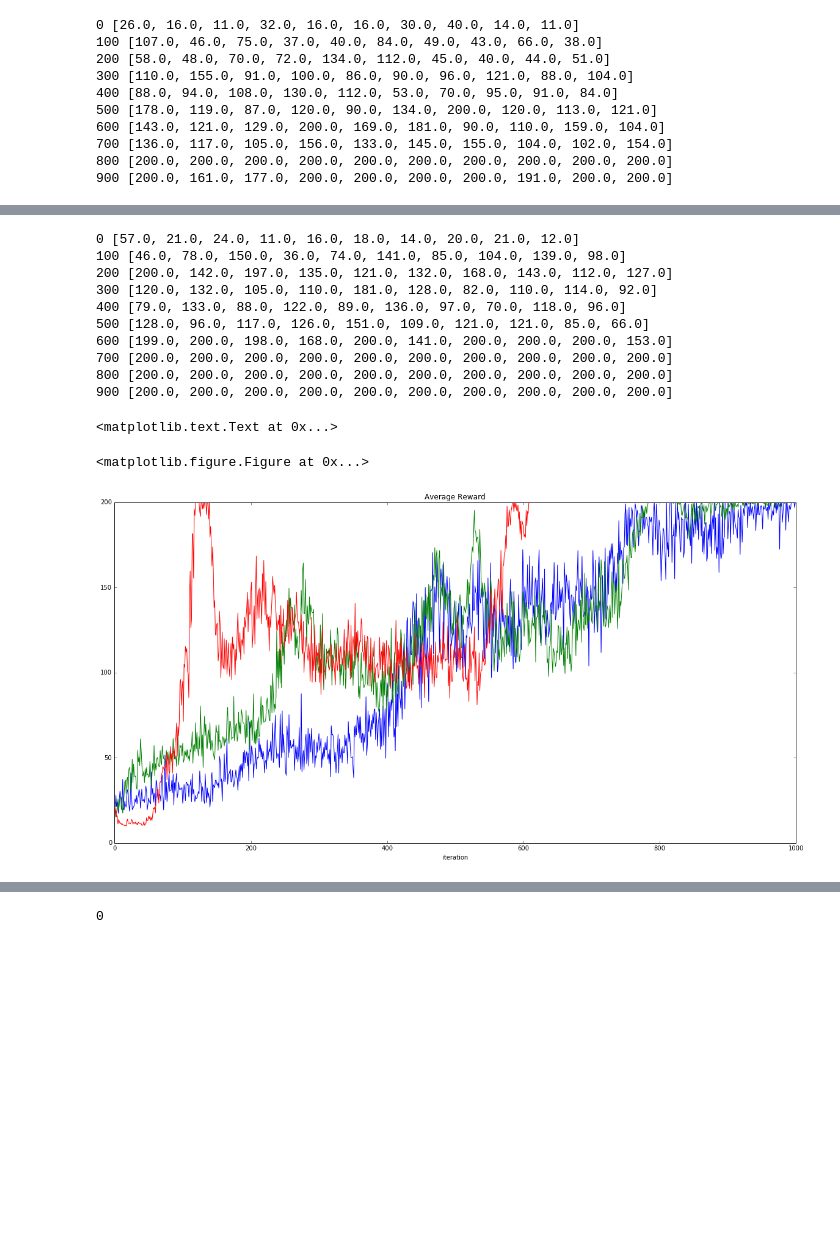
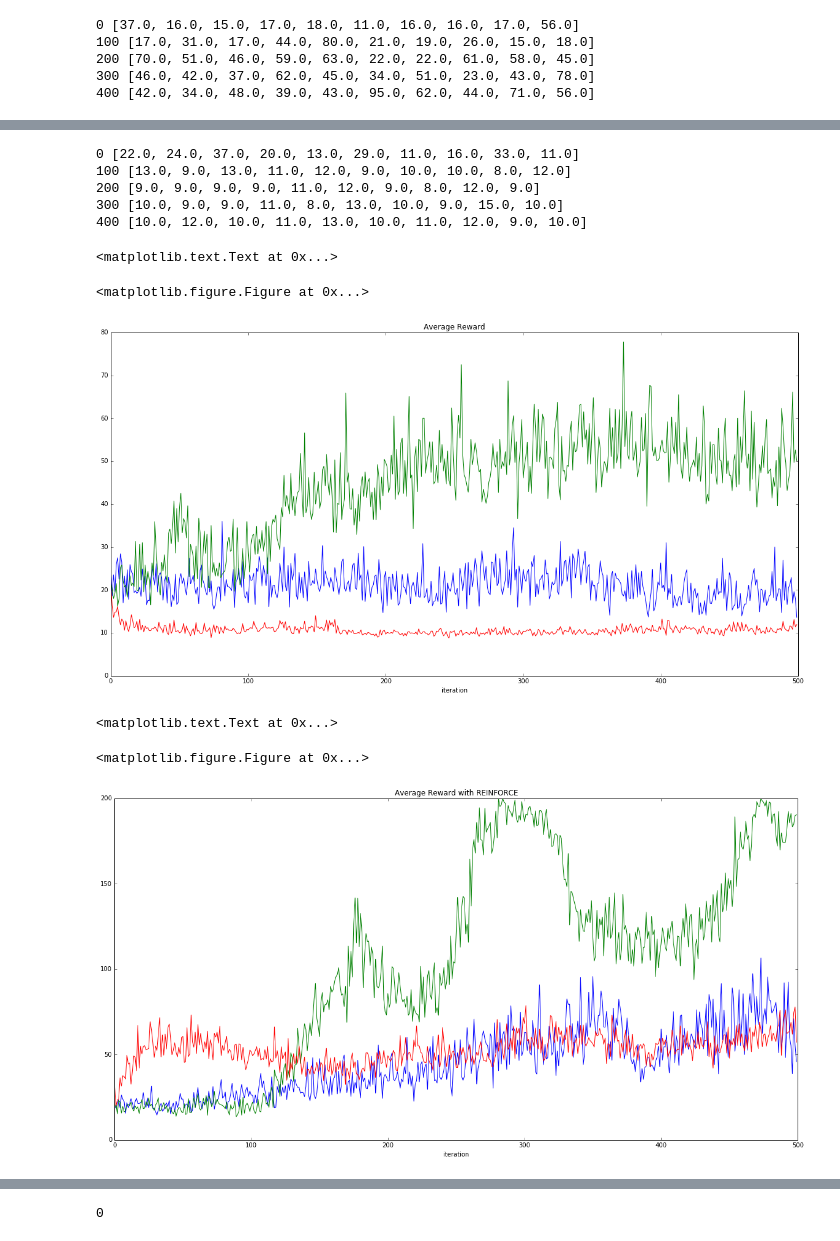
Before and after one commit to girishsk/rlex, a Jupyter notebook: doc/ReinforceAgent.ipynb, the cells around one changed output, grey strips where cells are left out. Drawn from its saved outputs; the diff is of its cells as text; code cells hidden in the pictures; blank space fills up the shorter version.

```diff
--- a/doc/ReinforceAgent.ipynb
+++ b/doc/ReinforceAgent.ipynb
@@ -7,7 +7,7 @@ import math
 import matplotlib.pyplot as plt
 
 class ReinforceAgent():
-    def __init__(self,env,optimizer,learning_rate):
+    def __init__(self,env,optimizer,learning_rate,value_optimizer):
         n_input = env.observation_space.shape[0]
         n_output = env.action_space.n
         self.sess = tf.Session()
@@ -36,15 +36,15 @@ class ReinforceAgent():
         with tf.variable_scope("value",reuse=True):
             #Variables: State , value
             self.state_value = state_value = tf.placeholder("float32",[None,n_input],name="state_value")
-            self.y_actual = y_actual = tf.placeholder("float32",[None,1],name="value")
+            self.value_actual = value_actual = tf.placeholder("float32",[None,1],name="value")
 
             #parameter of the network
-            self.weights_value = weights_value = tf.Variable(tf.random_normal([n_input,n_output], stddev=0.01),
+            self.weights_value = weights_value = tf.Variable(tf.random_normal([n_input,1], stddev=0.01),
                                                              name="weight2" )
             self.y = y = tf.matmul(state_value,weights_value)
 
-            self.value_loss = tf.reduce_sum(tf.pow(y_actual-y, 2))
-            self.optimizer = optimizer(learning_rate).minimize(self.value_loss)
+            self.value_loss = tf.reduce_sum(tf.pow(value_actual-y, 2))
+            self.value_optimizer = value_optimizer(learning_rate).minimize(self.value_loss)
 
 
 
@@ -88,9 +88,20 @@ class ReinforceAgent():
                 adv.append(return_so_far)
             for a in adv[::-1]:
                 advantage.append(a)
+
+            #print "Advantage",advantage
+            # Find the value estimate
+            value = self.sess.run(self.y,feed_dict={rf.state_value: states, rf.value_actual: np.expand_dims(advantage, axis=1)})
+            baseline = []
+            for each in value:
+                baseline.append(each[0])
+            #print "Value",value
+            advantage_list = np.subtract(advantage , baseline)
+            #print advantage_list
+
             #Normalizing the once the advantage is calculated..
-            #advantage = (advantage - np.mean(advantage)) / (np.std(advantage) + 1e-8)
-            advantage_vector = np.expand_dims(advantage, axis=1)
+            advantage_list = (advantage_list - np.mean(advantage_list)) / (np.std(advantage_list) + 1e-8)
+            advantage_vector = np.expand_dims(advantage_list, axis=1)
 
 
         return states,actions,advantage_vector,all_rewards
@@ -109,12 +120,17 @@ for lr in [0.01,0.05,0.1]:
     env = gym.make('CartPole-v0')
     learning_rate = lr
     opt = tf.train.AdamOptimizer
-    rf = ReinforceAgent(env,learning_rate=learning_rate,optimizer=opt)
+    opt_value = tf.train.AdamOptimizer
+    rf = ReinforceAgent(env,learning_rate=learning_rate,optimizer=opt,value_optimizer=opt_value)
     rewards = []
-    for i in xrange(1000):
+    for i in xrange(500):
+
         states,actions,advantages,total_reward = rf.create_trajectory(env,gamma=0.99,horizon=200)
         rf.sess.run(rf.optimizer, feed_dict={rf.state: states, rf.action: actions, rf.adv: advantages})
+        #Value
         states,actions,advantages,total_reward = rf.create_trajectories(env,gamma=0.99,horizon=200,T=10)
+        rf.sess.run(rf.value_optimizer,feed_dict={rf.state_value: states, rf.value_actual: advantages})
+
         rewards.append(np.mean(total_reward))
         if i%100==0:
             print i,total_reward
@@ -144,10 +155,5 @@ axarr.set_xlabel("iteration")
-0 [26.0, 16.0, 11.0, 32.0, 16.0, 16.0, 30.0, 40.0, 14.0, 11.0]
-100 [107.0, 46.0, 75.0, 37.0, 40.0, 84.0, 49.0, 43.0, 66.0, 38.0]
-200 [58.0, 48.0, 70.0, 72.0, 134.0, 112.0, 45.0, 40.0, 44.0, 51.0]
-300 [110.0, 155.0, 91.0, 100.0, 86.0, 90.0, 96.0, 121.0, 88.0, 104.0]
-400 [88.0, 94.0, 108.0, 130.0, 112.0, 53.0, 70.0, 95.0, 91.0, 84.0]
-500 [178.0, 119.0, 87.0, 120.0, 90.0, 134.0, 200.0, 120.0, 113.0, 121.0]
-600 [143.0, 121.0, 129.0, 200.0, 169.0, 181.0, 90.0, 110.0, 159.0, 104.0]
-700 [136.0, 117.0, 105.0, 156.0, 133.0, 145.0, 155.0, 104.0, 102.0, 154.0]
-800 [200.0, 200.0, 200.0, 200.0, 200.0, 200.0, 200.0, 200.0, 200.0, 200.0]
-900 [200.0, 161.0, 177.0, 200.0, 200.0, 200.0, 200.0, 191.0, 200.0, 200.0]
+0 [37.0, 16.0, 15.0, 17.0, 18.0, 11.0, 16.0, 16.0, 17.0, 56.0]
+100 [17.0, 31.0, 17.0, 44.0, 80.0, 21.0, 19.0, 26.0, 15.0, 18.0]
+200 [70.0, 51.0, 46.0, 59.0, 63.0, 22.0, 22.0, 61.0, 58.0, 45.0]
+300 [46.0, 42.0, 37.0, 62.0, 45.0, 34.0, 51.0, 23.0, 43.0, 78.0]
+400 [42.0, 34.0, 48.0, 39.0, 43.0, 95.0, 62.0, 44.0, 71.0, 56.0]
@@ -155,13 +161,8 @@ axarr.set_xlabel("iteration")
-0 [57.0, 21.0, 24.0, 11.0, 16.0, 18.0, 14.0, 20.0, 21.0, 12.0]
-100 [46.0, 78.0, 150.0, 36.0, 74.0, 141.0, 85.0, 104.0, 139.0, 98.0]
-200 [200.0, 142.0, 197.0, 135.0, 121.0, 132.0, 168.0, 143.0, 112.0, 127.0]
-300 [120.0, 132.0, 105.0, 110.0, 181.0, 128.0, 82.0, 110.0, 114.0, 92.0]
-400 [79.0, 133.0, 88.0, 122.0, 89.0, 136.0, 97.0, 70.0, 118.0, 96.0]
-500 [128.0, 96.0, 117.0, 126.0, 151.0, 109.0, 121.0, 121.0, 85.0, 66.0]
-600 [199.0, 200.0, 198.0, 168.0, 200.0, 141.0, 200.0, 200.0, 200.0, 153.0]
-700 [200.0, 200.0, 200.0, 200.0, 200.0, 200.0, 200.0, 200.0, 200.0, 200.0]
-800 [200.0, 200.0, 200.0, 200.0, 200.0, 200.0, 200.0, 200.0, 200.0, 200.0]
-900 [200.0, 200.0, 200.0, 200.0, 200.0, 200.0, 200.0, 200.0, 200.0, 200.0]
+0 [22.0, 24.0, 37.0, 20.0, 13.0, 29.0, 11.0, 16.0, 33.0, 11.0]
+100 [13.0, 9.0, 13.0, 11.0, 12.0, 9.0, 10.0, 10.0, 8.0, 12.0]
+200 [9.0, 9.0, 9.0, 9.0, 11.0, 12.0, 9.0, 8.0, 12.0, 9.0]
+300 [10.0, 9.0, 9.0, 11.0, 8.0, 13.0, 10.0, 9.0, 15.0, 10.0]
+400 [10.0, 12.0, 10.0, 11.0, 13.0, 10.0, 11.0, 12.0, 9.0, 10.0]
 <matplotlib.text.Text at 0x...>
 <matplotlib.figure.Figure at 0x...>
-[figure, old version]
+[figure, new version]
@@ -169,0 +169,13 @@ a = [1,0]
+# %%
+#Plotting the results
+plt.figure(figsize=(20,10))
+f, axarr = plt.subplots(1,figsize=(20,10))
+axarr.plot(rews[0])
+axarr.plot(rews[1])
+axarr.plot(rews[2])
+axarr.set_title('Average Reward with REINFORCE')
+axarr.set_xlabel("iteration")
+# %% [output]
+<matplotlib.text.Text at 0x...>
+<matplotlib.figure.Figure at 0x...>
+[figure, added]
```
Also changed, not shown: parts of 3 cells of this notebook.
